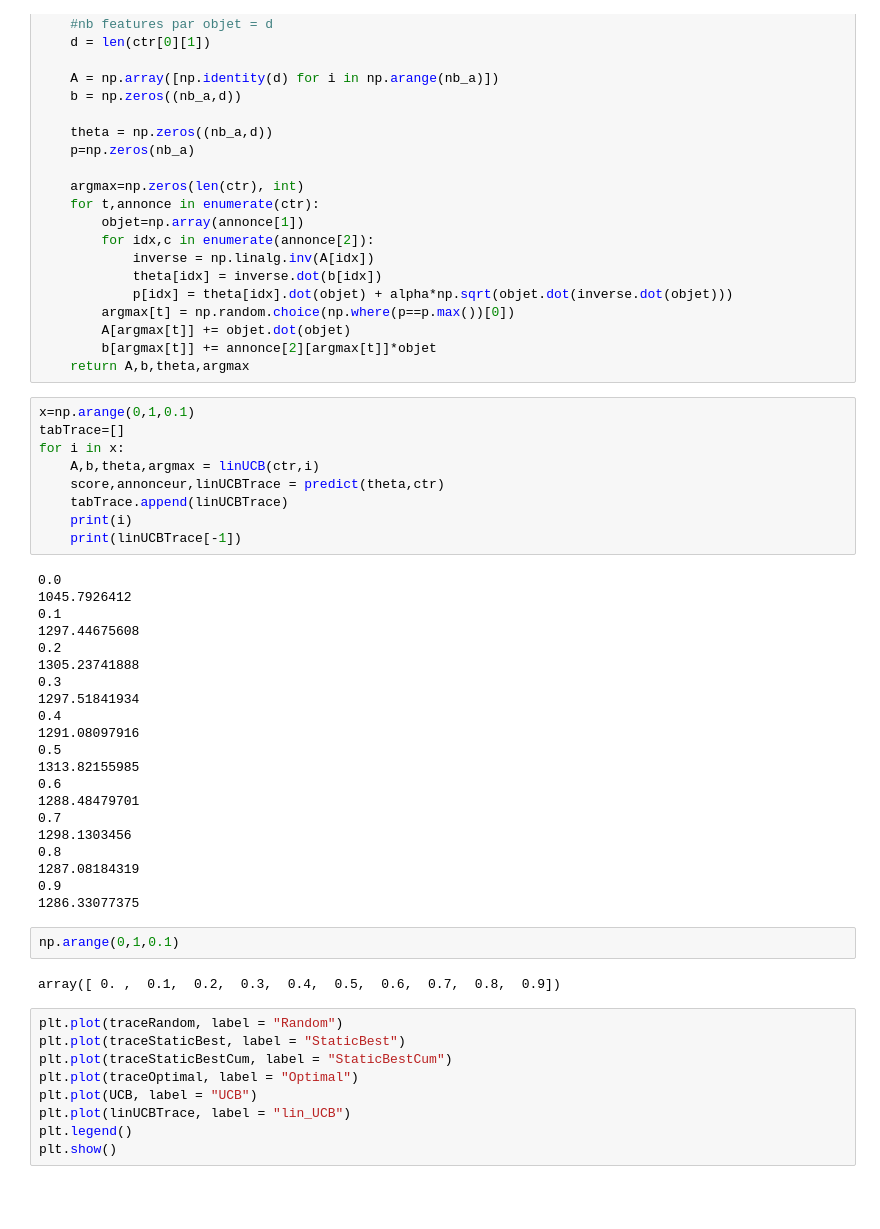
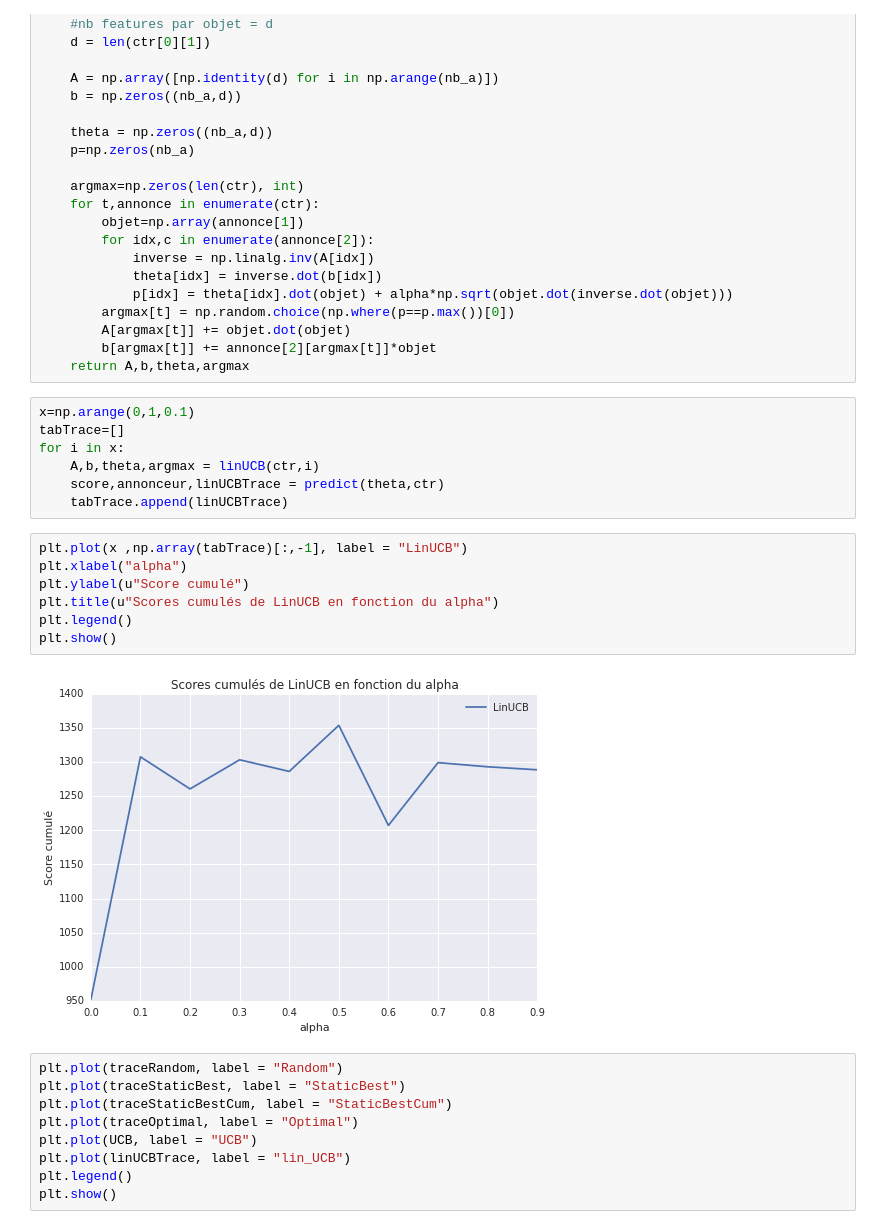
Before and after one commit to ToqueWillot/M2DAC, a Jupyter notebook: FDMS/TME9/tme9.ipynb, the cells around one changed output. Cells and saved outputs as stored; diff of their text form; blank space fills up the shorter version.

```diff
--- a/FDMS/TME9/tme9.ipynb
+++ b/FDMS/TME9/tme9.ipynb
@@ -265,33 +268,15 @@ for i in x:
     A,b,theta,argmax = linUCB(ctr,i)
     score,annonceur,linUCBTrace = predict(theta,ctr)
     tabTrace.append(linUCBTrace)
-    print(i)
-    print(linUCBTrace[-1])
-# %% [output]
-0.0
-1045.7926412
-0.1
-1297.44675608
-0.2
-1305.23741888
-0.3
-1297.51841934
-0.4
-1291.08097916
-0.5
-1313.82155985
-0.6
-1288.48479701
-0.7
-1298.1303456
-0.8
-1287.08184319
-0.9
-1286.33077375
-# %%
-np.arange(0,1,0.1)
-# %% [output]
-array([ 0. ,  0.1,  0.2,  0.3,  0.4,  0.5,  0.6,  0.7,  0.8,  0.9])
+# %%
+plt.plot(x ,np.array(tabTrace)[:,-1], label = "LinUCB")
+plt.xlabel("alpha")
+plt.ylabel(u"Score cumulé")
+plt.title(u"Scores cumulés de LinUCB en fonction du alpha")
+plt.legend()
+plt.show()
+# %% [output]
+[figure, added]
 # %%
 plt.plot(traceRandom, label = "Random")
 plt.plot(traceStaticBest, label = "StaticBest")
```
Also changed, not shown: parts of 7 cells of this notebook, 1 other file.
